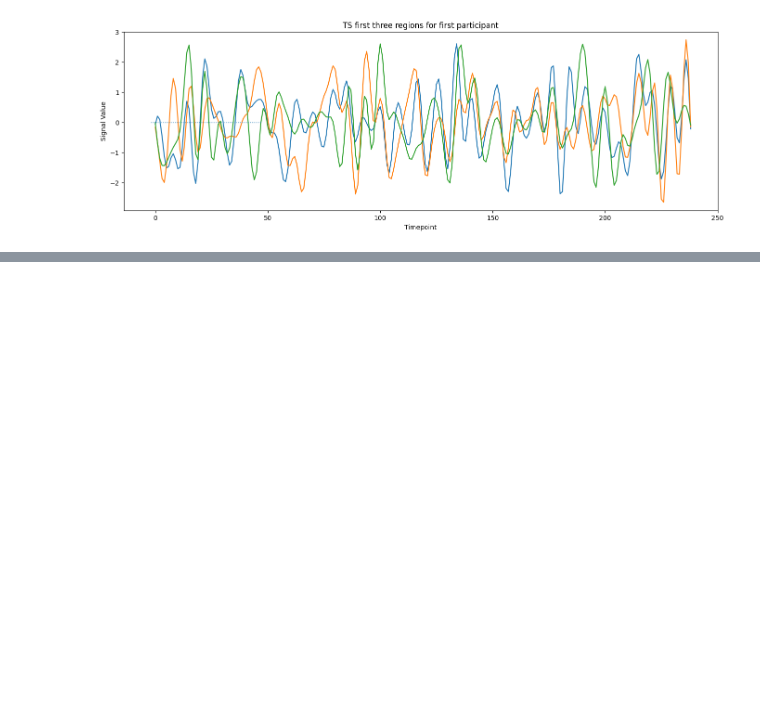
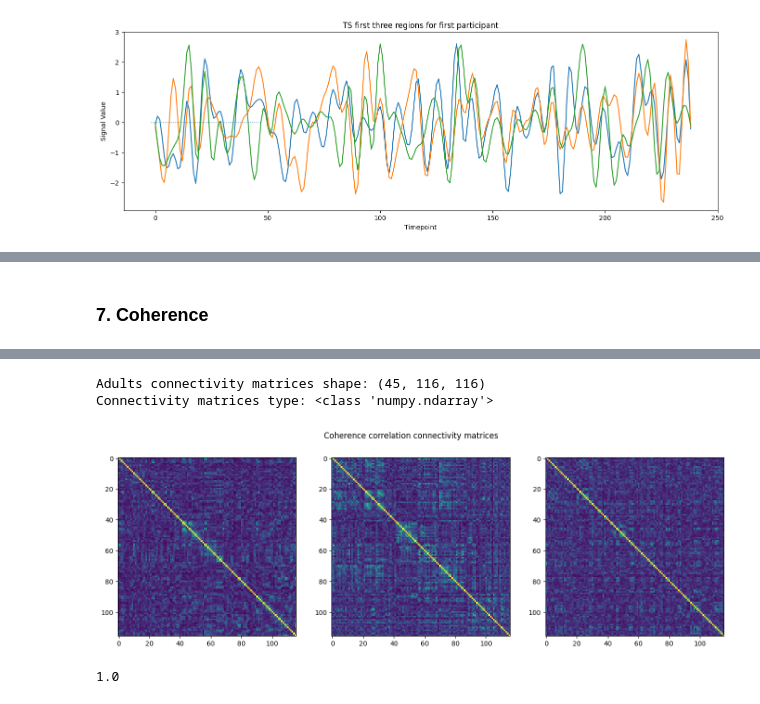
Before and after one commit to EtokonE/functional_connectivity, a Jupyter notebook: notebooks/FC_analysis/1_Chech_parcellation_results.ipynb, the cells around one changed output, grey strips where cells are left out. Drawn from its saved outputs; the diff is of its cells as text; code cells hidden in the pictures; blank space fills up the shorter version.

```diff
--- a/notebooks/FC_analysis/1_Chech_parcellation_results.ipynb
+++ b/notebooks/FC_analysis/1_Chech_parcellation_results.ipynb
@@ -43,0 +127,12 @@ plt.hlines(0, -2, adults_ts[:,0:3].shape[0]+2,
+# %% [markdown]
+### 7. Coherence
+# %%
+coherence = Coherence()
+coherence_mat = coherence.calculate(adults_ts_list)
+
+print(f'Adults connectivity matrices shape: {coherence_mat.shape}')
+print(f'Connectivity matrices type: {type(coherence_mat)}')
+
+plot_corr_matrices(matrices=coherence_mat,
+                   title="Coherence")
+# %% [output]
@@ -43,0 +140,7 @@ plt.hlines(0, -2, adults_ts[:,0:3].shape[0]+2,
+Adults connectivity matrices shape: (45, 116, 116)
+Connectivity matrices type: <class 'numpy.ndarray'>
+[figure, added]
+# %%
+coherence_mat[0].max()
+# %% [output]
+1.0
```
Also changed, not shown: parts of 30 cells of this notebook.
